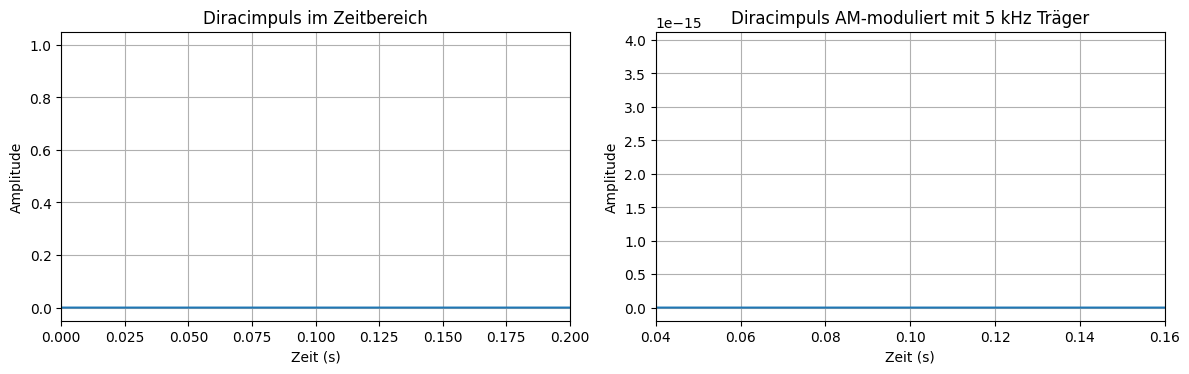
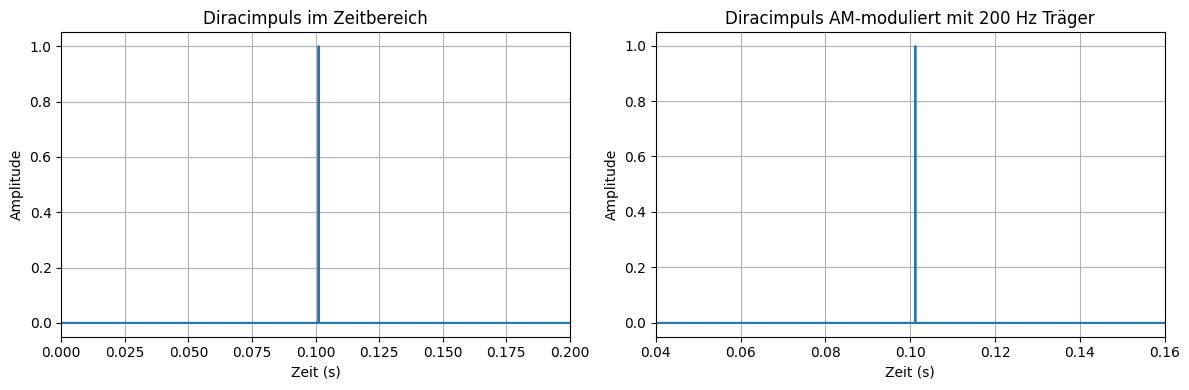
Unified diff of the notebook cell whose output changed from the first chart to the second:
--- before
+++ after
@@ -9,5 +9,5 @@
 
 # Trägerfrequenz
-fc = 200           # 5 kHz, liegt im Bereich 1-10 kHz
+fc = 200          
 carrier = np.sin(2 * np.pi * fc * t)
 
@@ -17,5 +17,8 @@
 # Diracimpuls
 x_dirac = np.zeros(N)
-x_dirac[N // 2] = 1
+
+t_impuls = 0.10125      # Zeitpunkt des Impulses
+x_dirac[int(t_impuls * fs)] = 1
+
 signals["Diracimpuls"] = x_dirac
 
@@ -51,5 +54,5 @@
     plt.subplot(1, 2, 2)
     plt.plot(t, x_am)
-    plt.title(name + " AM-moduliert mit 5 kHz Träger")
+    plt.title(name + " AM-moduliert mit 200 Hz Träger")
     plt.xlabel("Zeit (s)")
     plt.ylabel("Amplitude")

Commit: neueste version